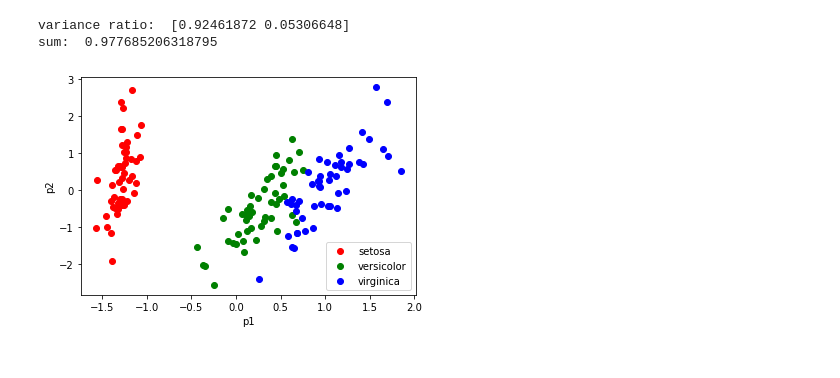
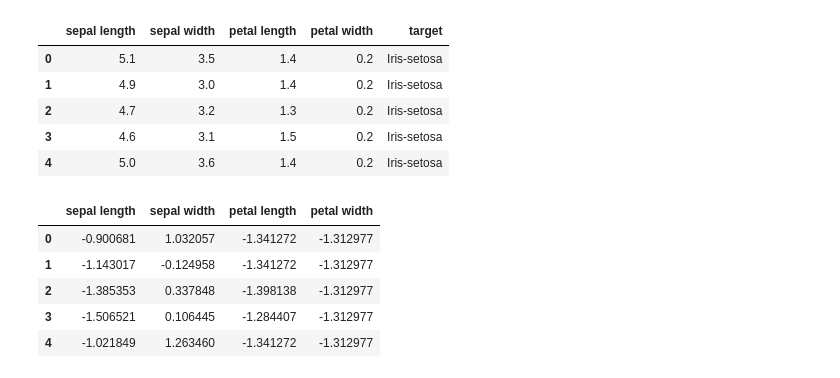
Before and after one commit to ofhdr/CPE312-Machine-Learning, a Jupyter notebook: Colaboratory'ye_Hoş_Geldiniz.ipynb, the cells around one changed output. Cells and saved outputs as stored; diff of their text form; code cells hidden in the pictures.

```diff
--- a/Colaboratory'ye_Hoş_Geldiniz.ipynb
+++ b/Colaboratory'ye_Hoş_Geldiniz.ipynb
@@ -18,32 +2,0 @@ x = data
-# %%
-#%% PCA
-from sklearn.decomposition import PCA
-pca = PCA(n_components = 2, whiten= True )  # whitten = normalize
-pca.fit(x)
-
-x_pca = pca.transform(x)
-
-print("variance ratio: ", pca.explained_variance_ratio_)
-
-print("sum: ",sum(pca.explained_variance_ratio_))
-# %% [output]
-variance ratio:  [0.92461872 0.05306648]
-sum:  0.977685206318795
-# %%
-#%% 2D
-
-df["p1"] = x_pca[:,0]
-df["p2"] = x_pca[:,1]
-
-color = ["red","green","blue"]
-
-import matplotlib.pyplot as plt
-for each in range(3):
-    plt.scatter(df.p1[df.sinif == each],df.p2[df.sinif == each],color = color[each],label = iris.target_names[each])
-
-plt.legend()
-plt.xlabel("p1")
-plt.ylabel("p2")
-plt.show()
-# %% [output]
-[figure, removed]
@@ -49,0 +10,31 @@ plt.show()
+# %%
+url = "https://archive.ics.uci.edu/ml/machine-learning-databases/iris/iris.data"
+# %%
+# loading dataset into Pandas DataFrame
+df = pd.read_csv(url
+                 , names=['sepal length','sepal width','petal length','petal width','target'])
+# %%
+df.head()
+# %% [output]
+|  | sepal length | sepal width | petal length | petal width | target |
+| 0 | 5.1 | 3.5 | 1.4 | 0.2 | Iris-setosa |
+| 1 | 4.9 | 3.0 | 1.4 | 0.2 | Iris-setosa |
+| 2 | 4.7 | 3.2 | 1.3 | 0.2 | Iris-setosa |
+| 3 | 4.6 | 3.1 | 1.5 | 0.2 | Iris-setosa |
+| 4 | 5.0 | 3.6 | 1.4 | 0.2 | Iris-setosa |
+# %%
+features = ['sepal length', 'sepal width', 'petal length', 'petal width']
+x = df.loc[:, features].values
+
+y = df.loc[:,['target']].values
+
+x = StandardScaler().fit_transform(x)
+
+pd.DataFrame(data = x, columns = features).head()
+# %% [output]
+|  | sepal length | sepal width | petal length | petal width |
+| 0 | -0.900681 | 1.032057 | -1.341272 | -1.312977 |
+| 1 | -1.143017 | -0.124958 | -1.341272 | -1.312977 |
+| 2 | -1.385353 | 0.337848 | -1.398138 | -1.312977 |
+| 3 | -1.506521 | 0.106445 | -1.284407 | -1.312977 |
+| 4 | -1.021849 | 1.263460 | -1.341272 | -1.312977 |
```
Also changed, not shown: parts of 10 cells of this notebook.
